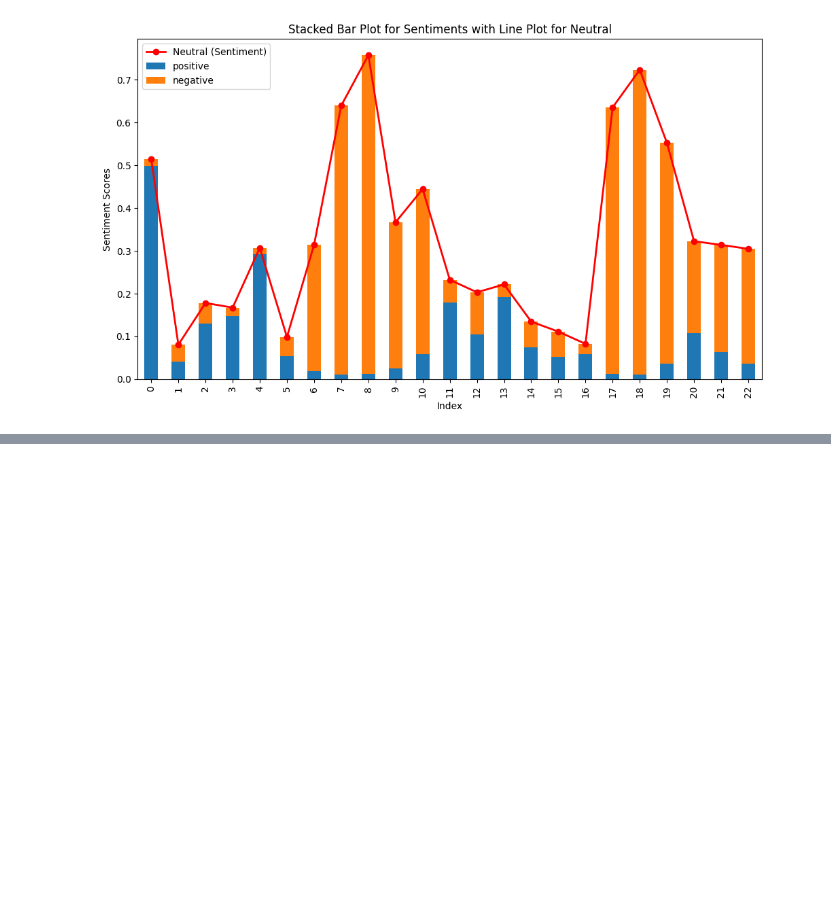
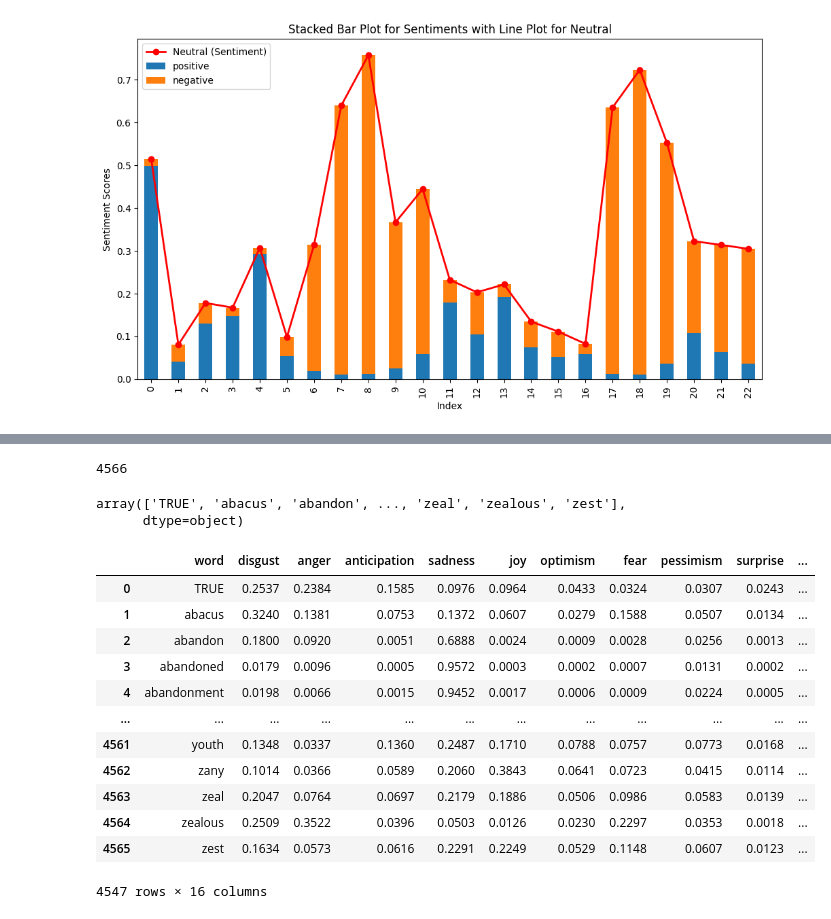
Before and after one commit to myeghaneh/ArguSentiment, a Jupyter notebook: src/CMV_with_TNLP.ipynb, the cells around one changed output, grey strips where cells are left out. Drawn from its saved outputs; the diff is of its cells as text; code cells hidden in the pictures; blank space fills up the shorter version.

```diff
--- a/src/CMV_with_TNLP.ipynb
+++ b/src/CMV_with_TNLP.ipynb
@@ -438,0 +535,7 @@ plot_sentiment(word_text_sample_df,
+# %%
+text = thread_df["text"][0]
+words_list = word_tokenize(' '.join(feelings_nrc.__lexicon__.keys()))
+feelings_tnlc = get_feelings_for_words(words_list)
+# %%
+word = "freedom"
+feelings_tnlc.loc[feelings_tnlc[feelings_tnlc['word'] == word].index[0], ["word", *feelings_nrc.affect_dict[word]]]
@@ -438,0 +566,43 @@ plot_sentiment(word_text_sample_df,
+# %%
+from nltk.stem import WordNetLemmatizer
+lemmatizer = WordNetLemmatizer()
+affect_dict = feelings_nrc.__lexicon__
+new_df = pd.DataFrame(columns=feelings_tnlc.columns)
+for word in affect_dict.keys():
+    # word = lemmatizer.lemmatize(word)
+    # print(word)
+    row = [word] + [1 if value in affect_dict[word] else 0 for value in feelings_tnlc.columns[1:]]
+    new_df.loc[len(new_df)] = row
+# %%
+len(new_df)
+# %% [output]
+4566
+# %%
+# Get matching rows using isin
+unique_feelings_tnlc = feelings_tnlc.copy().drop_duplicates(subset=['word'],
+                                                      keep='first')
+unique_feelings_tnlc['word_lemmatized'] = unique_feelings_tnlc['word']#.apply(lambda x: lemmatizer.lemmatize(x))
+tnlc_copy_df = unique_feelings_tnlc[unique_feelings_tnlc['word_lemmatized'].isin(new_df['word'])]
+# %%
+unique_feelings_tnlc["word"].to_numpy()
+#it seems that I have to find a solution for words that have similar meaning
+# but are not identical like prophet and prophets
+# %% [output]
+array(['TRUE', 'abacus', 'abandon', ..., 'zeal', 'zealous', 'zest'],
+      dtype=object)
+# %%
+tnlc_copy_df
+# %% [output]
+|  | word | disgust | anger | anticipation | sadness | joy | optimism | fear | pessimism | surprise | ... |
+| 0 | TRUE | 0.2537 | 0.2384 | 0.1585 | 0.0976 | 0.0964 | 0.0433 | 0.0324 | 0.0307 | 0.0243 | ... |
+| 1 | abacus | 0.3240 | 0.1381 | 0.0753 | 0.1372 | 0.0607 | 0.0279 | 0.1588 | 0.0507 | 0.0134 | ... |
+| 2 | abandon | 0.1800 | 0.0920 | 0.0051 | 0.6888 | 0.0024 | 0.0009 | 0.0028 | 0.0256 | 0.0013 | ... |
+| 3 | abandoned | 0.0179 | 0.0096 | 0.0005 | 0.9572 | 0.0003 | 0.0002 | 0.0007 | 0.0131 | 0.0002 | ... |
+| 4 | abandonment | 0.0198 | 0.0066 | 0.0015 | 0.9452 | 0.0017 | 0.0006 | 0.0009 | 0.0224 | 0.0005 | ... |
+| ... | ... | ... | ... | ... | ... | ... | ... | ... | ... | ... | ... |
+| 4561 | youth | 0.1348 | 0.0337 | 0.1360 | 0.2487 | 0.1710 | 0.0788 | 0.0757 | 0.0773 | 0.0168 | ... |
+| 4562 | zany | 0.1014 | 0.0366 | 0.0589 | 0.2060 | 0.3843 | 0.0641 | 0.0723 | 0.0415 | 0.0114 | ... |
+| 4563 | zeal | 0.2047 | 0.0764 | 0.0697 | 0.2179 | 0.1886 | 0.0506 | 0.0986 | 0.0583 | 0.0139 | ... |
+| 4564 | zealous | 0.2509 | 0.3522 | 0.0396 | 0.0503 | 0.0126 | 0.0230 | 0.2297 | 0.0353 | 0.0018 | ... |
+| 4565 | zest | 0.1634 | 0.0573 | 0.0616 | 0.2291 | 0.2249 | 0.0529 | 0.1148 | 0.0607 | 0.0123 | ... |
+4547 rows × 16 columns
```
Also changed, not shown: parts of 19 cells of this notebook, 3 other files.
